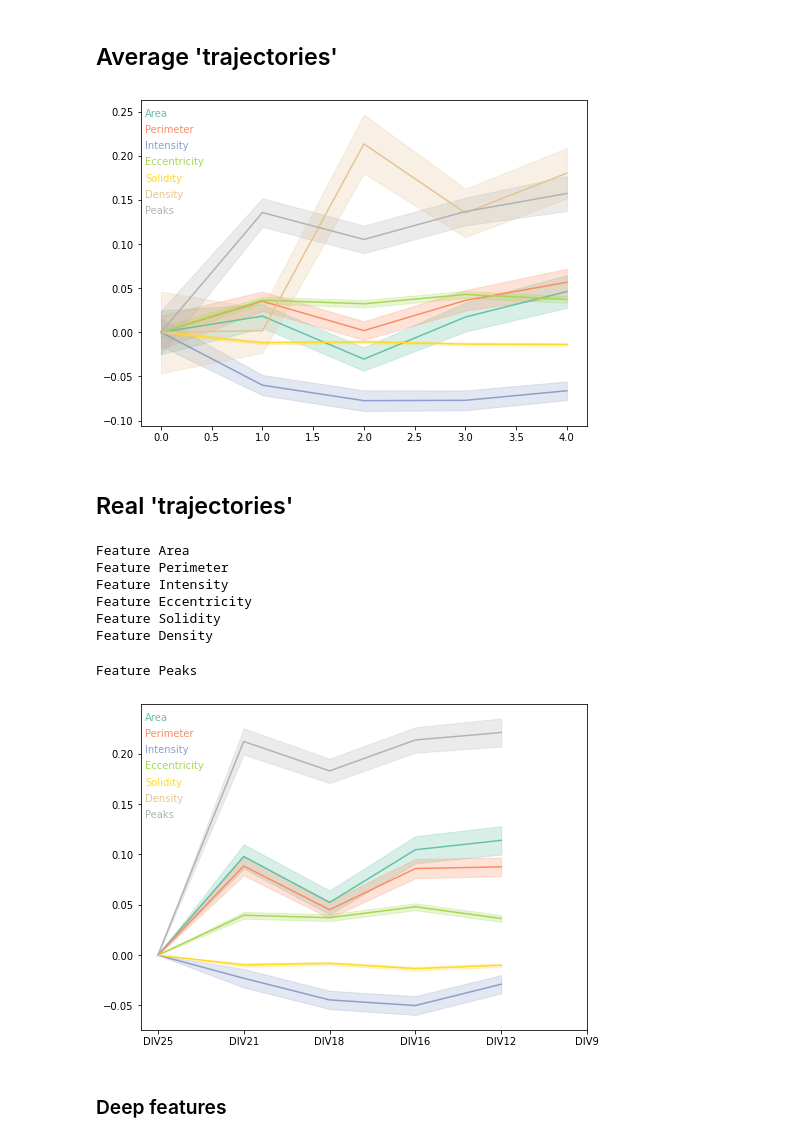
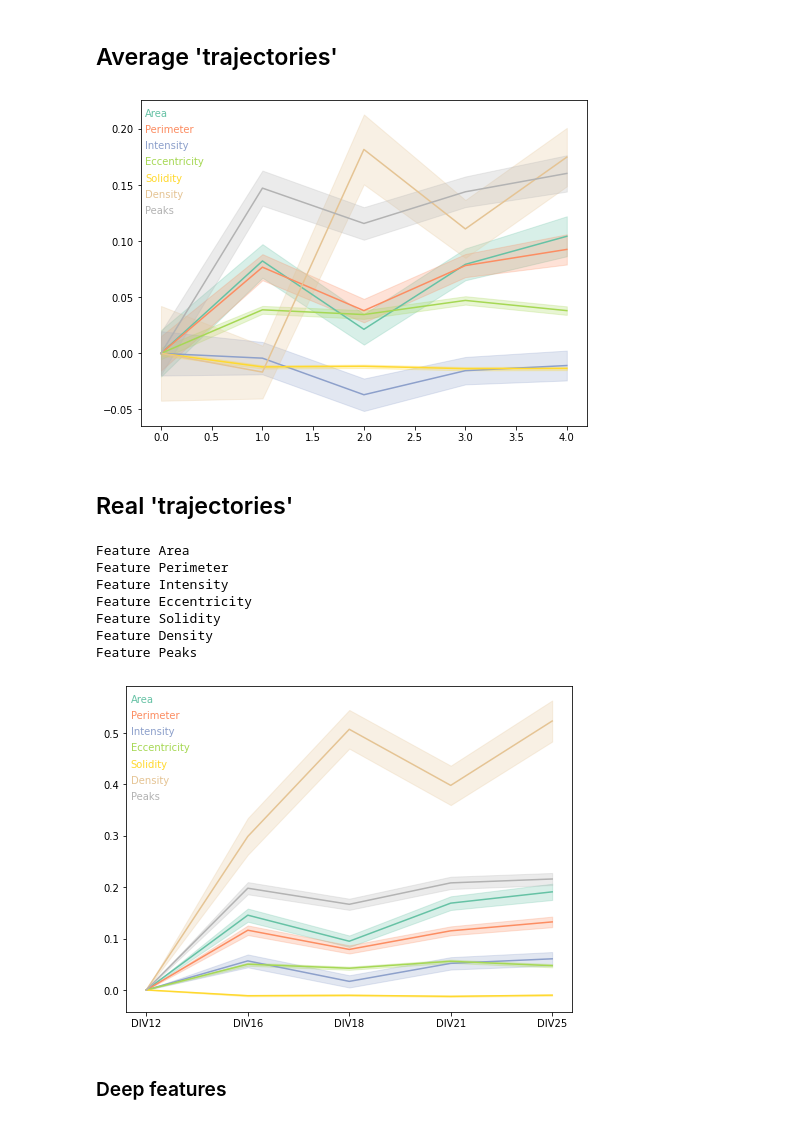
Before and after one commit to FLClab/STED-FM, a Jupyter notebook: experiments/diffusion-experiments/notebooks/als_multidim.ipynb, the cells around one changed output. Saved outputs shown, nothing was run; the diff lists cells and outputs as text; code cells hidden in the pictures.

```diff
--- a/experiments/diffusion-experiments/notebooks/als_multidim.ipynb
+++ b/experiments/diffusion-experiments/notebooks/als_multidim.ipynb
@@ -289,8 +289,8 @@ def extract_features(file, max_nn=224.0, show=False):
     props = measure.regionprops(mask_label, intensity_image=image)
     filtered_props = []
     for p in props:
-        if p.mean_intensity >= 0.09:
-            filtered_props.append(p)
+        # if p.mean_intensity >= 0.09:
+        filtered_props.append(p)
     # print(f"Removed {len(props) - len(filtered_props)} proteins")
     props = filtered_props
     coordinates = np.array([p.weighted_centroid for p in props])
@@ -361,7 +361,7 @@ def extract_deep_features(file, show=False):
         latent = latent.cpu().numpy().flatten()
     return latent
 
-def gen_trajectory(files, per_protein=False, max_nn=224.0, extract_deep=False, timestep_idx:int = -1):
+def gen_trajectory(files, per_protein=False, max_nn=30.0, extract_deep=False, timestep_idx:int = -1):
     trajectories = defaultdict(list)
     print(f"Processing {len(files)} files")
     for file in files:
@@ -843,7 +880,7 @@ baseline = np.zeros((1, 7))
 for f, feature_name in enumerate(FEATURES):
     feature_trajectory = []
     feature_errors = []
-    for t, tstep in enumerate([5, 4, 3, 2, 1, 0][::-1]):
+    for t, tstep in enumerate([0, 1, 2, 3, 4]):
         mask = np.where(timesteps_real == tstep)[0]
         feature = features_real[mask, :]
         feat = feature[:, f]
@@ -868,8 +905,9 @@ for f, feature_name in enumerate(FEATURES):
         )
     ax.fill_between(np.arange(0, feature_trajectory.shape[0], 1), feature_trajectory - feature_errors, feature_trajectory + feature_errors, color=cmap(f), alpha=0.25)
 plt.show()
+fig.savefig(f"./div12-div25/average_real.pdf", bbox_inches="tight")
 # %% [output]
-[figure, old version]
+[figure, new version]
 # %% [markdown]
 ## Real 'trajectories'
 # %%
@@ -898,41 +936,44 @@ for f, feature_name in enumerate(FEATURES):
         traj = []
         baseline = None
         for t, tstep in enumerate([0, 1, 2, 3, 4]):
             mask = np.where(timesteps_real == tstep)[0]
             feature = features_real[mask, :]
             n = feature.shape[0]
             i = np.random.randint(n)
-            feature = feature[i, f]
+            feat = feature[i, f]
             if t == 0:
-                baseline = feature
-            foldchange = (feature - baseline) / baseline
+                baseline = feat
+
+
+            foldchange = 0 if baseline == 0 else (feat - baseline) / baseline
+
             traj.append(foldchange)
         feature_trajectories.append(np.array(traj))
 
     feature_trajectories = np.array(feature_trajectories)
     mean = np.mean(feature_trajectories, axis=0)
     sem = stats.sem(feature_trajectories, axis=0)
     ax.plot(mean, color=cmap(f))
     ax.annotate(
             FEATURES[f],
             xy=(0.01, 1 - 0.35 * (f + 1)/7), color=cmap(f),
             xycoords='axes fraction',
             horizontalalignment='left'
         )
     ax.fill_between(np.arange(0, 5, 1), mean - sem, mean + sem, color=cmap(f), alpha=0.25)
-ax.set_xticks(np.arange(0, 6, 1))
-ax.set_xticklabels(["DIV25", "DIV21", "DIV18", "DIV16", "DIV12", "DIV9"])
+ax.set_xticks(np.arange(0, 5, 1))
+ax.set_xticklabels(["DIV12", "DIV16", "DIV18", "DIV21", "DIV25"])
 plt.show()
-fig.savefig("./real_trajectories.pdf", transparent=True, bbox_inches="tight")
+fig.savefig("./div12-div25/real_trajectories.pdf", transparent=True, bbox_inches="tight")
 # %% [output]
 Feature Area
 Feature Perimeter
 Feature Intensity
 Feature Eccentricity
 Feature Solidity
 Feature Density
+Feature Peaks
-Feature Peaks
-[figure, old version]
+[figure, new version]
 # %% [markdown]
 ### Deep features
 # %% [markdown]
```
Also changed, not shown: parts of 12 cells of this notebook.
